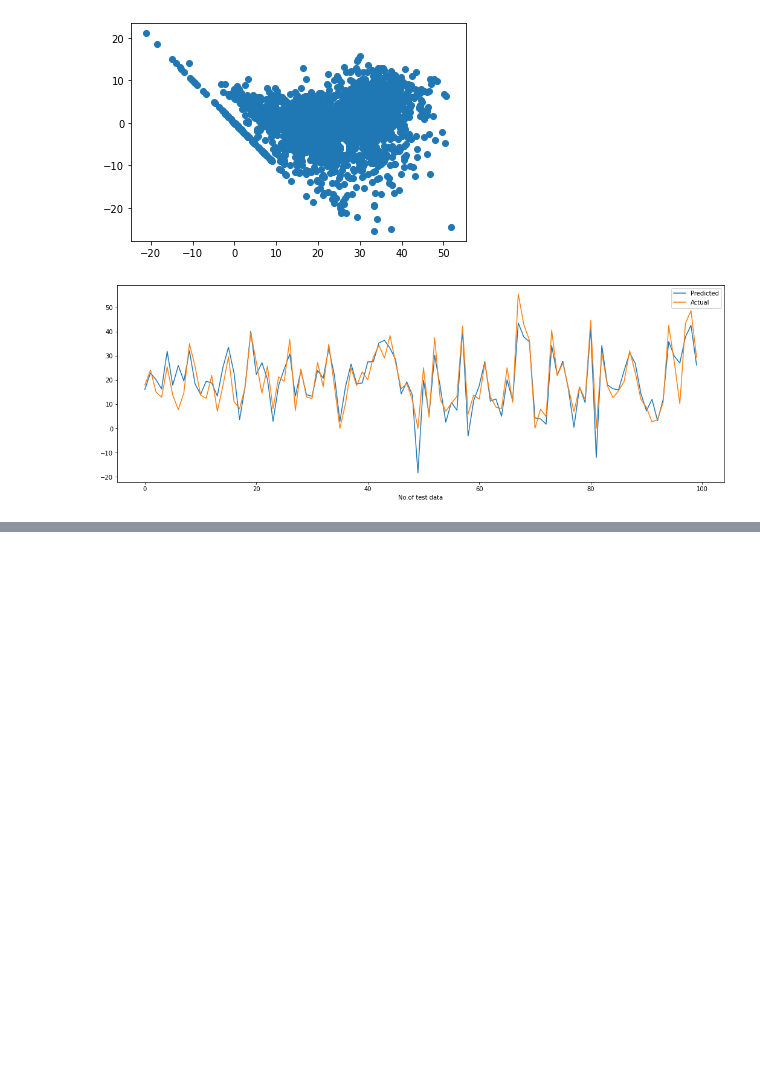
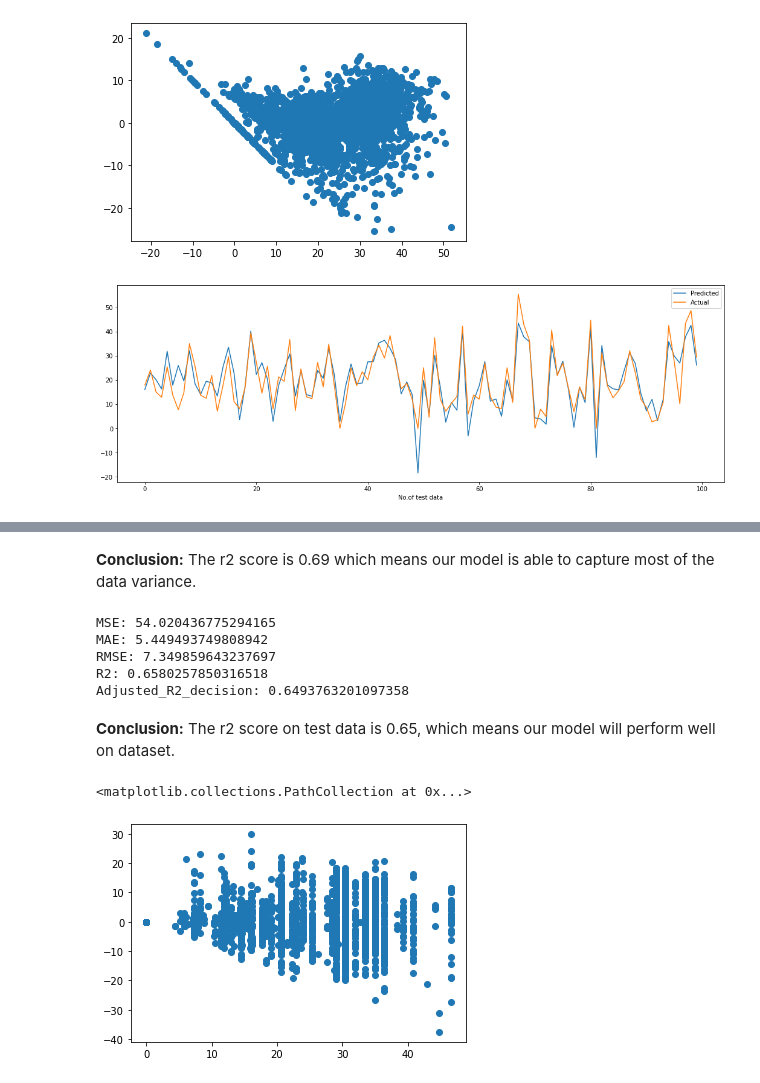
Before and after one commit to mmishra1092/Bike-Sharing-Demand-Prediction, a Jupyter notebook: MAYANK_MISHRA_Bike_Sharing_Demand_Prediction_Capstone_Project.ipynb, the cells around one changed output, grey strips where cells are left out. Drawn from its saved outputs; the diff is of its cells as text; code cells hidden in the pictures; blank space fills up the shorter version.

Commit message:
Model Training & Hyperparameter tuning

```diff
--- a/MAYANK_MISHRA_Bike_Sharing_Demand_Prediction_Capstone_Project.ipynb
+++ b/MAYANK_MISHRA_Bike_Sharing_Demand_Prediction_Capstone_Project.ipynb
@@ -906,0 +994,6 @@ plt.show()
+# %%
+# Fit the model and check the score
+decision_tree = DecisionTreeRegressor(criterion='mse',max_depth=8,
+                max_features=9,max_leaf_nodes=100,)
+decision_tree.fit(X_train,y_train)
+decision_tree.score(X_train,y_train)
@@ -906,0 +1002,4 @@ plt.show()
+# %%
+# Get the X_train and X_test value
+y_pred_train_decision = decision_tree.predict(X_train)
+y_pred_test_decision = decision_tree.predict(X_test)
@@ -906,0 +1031,2 @@ plt.show()
+# %% [markdown]
+**Conclusion:** The r2 score is 0.69 which means our model is able to capture most of the data variance.
@@ -906,0 +1043,27 @@ plt.show()
+# %%
+# Check the values on test dataset
+# Calculate Mean Square Error
+MSE_decision= mean_squared_error((y_test), (y_pred_test_decision))
+print('MSE:',MSE_decision)
+
+# Calculate Mean Absolute Error(MAE)
+MAE_decision = mean_absolute_error(y_test, y_pred_test_decision)
+print('MAE:', MAE_decision)
+
+# Calculate Root Mean Square Error(RMSE)
+RMSE_decision = np.sqrt(MSE_decision)
+print('RMSE:', RMSE_decision)
+
+# Calculate r2 and adjusted r2
+r2_decision = r2_score(y_test,y_pred_test_decision)
+print('R2:',r2_decision)
+Adjusted_R2_decision = (1-(1-r2_score(y_test,y_pred_test_decision))*((X_test.shape[0]-1)/(X_test.shape[0]-X_test.shape[1]-1)))
+print('Adjusted_R2_decision:',1-(1-r2_score(y_test,y_pred_test_decision))*((X_test.shape[0]-1)/(X_test.shape[0]-X_test.shape[1]-1)))
+# %% [output]
+MSE: 54.020436775294165
+MAE: 5.449493749808942
+RMSE: 7.349859643237697
+R2: 0.6580257850316518
+Adjusted_R2_decision: 0.6493763201097358
+# %% [markdown]
+**Conclusion:** The r2 score on test data is 0.65, which means our model will perform well on dataset.
@@ -906,0 +1080,6 @@ plt.show()
+# %%
+# Heteroscadacity
+plt.scatter((y_pred_test_decision),(y_test)-(y_pred_test_decision))
+# %% [output]
+<matplotlib.collections.PathCollection at 0x...>
+[figure, added]
```
Also changed, not shown: parts of 41 cells of this notebook.
